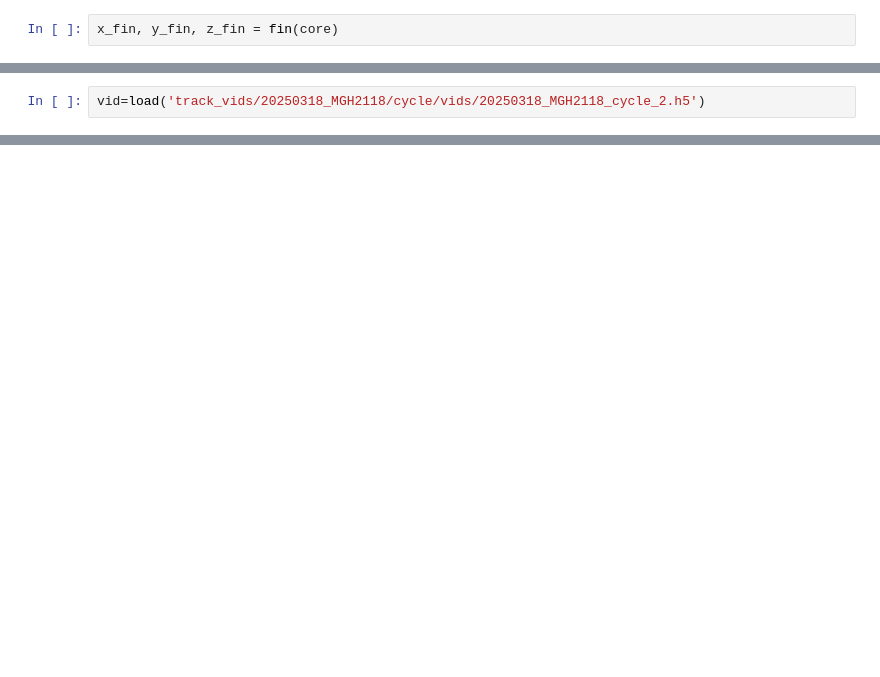
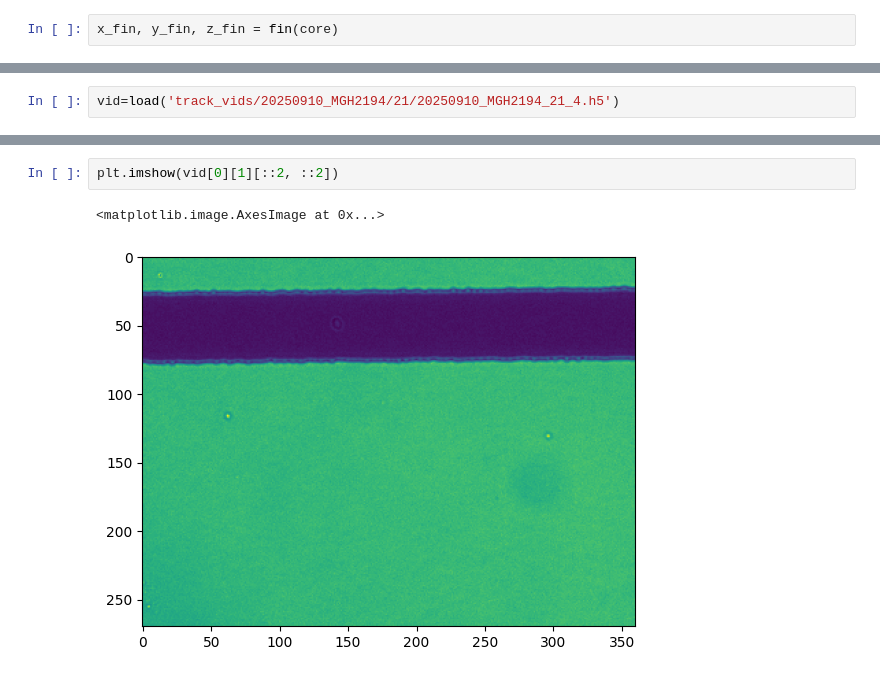
Before and after one commit to dillonwilliams890/Single_Cell_Tracking, a Jupyter notebook: track_live_main.ipynb, the cells around one changed output, grey strips where cells are left out. Saved outputs shown, nothing was run; the diff lists cells and outputs as text; blank space fills up the shorter version.

```diff
--- a/track_live_main.ipynb
+++ b/track_live_main.ipynb
@@ -18,2 +267,2 @@ save('track_vids/20250318_MGH2118/cycle0/vids/20250318_MGH2118_cycle0_5.h5', img
 # %%
-vid=load('track_vids/20250318_MGH2118/cycle/vids/20250318_MGH2118_cycle_2.h5')
+vid=load('track_vids/20250910_MGH2194/21/20250910_MGH2194_21_4.h5')
@@ -30,0 +585,5 @@ plt.show()
+# %%
+plt.imshow(vid[0][1][::2, ::2])
+# %% [output]
+<matplotlib.image.AxesImage at 0x...>
+[figure, added]
```
Also changed, not shown: parts of 26 cells of this notebook, 1 other file.
